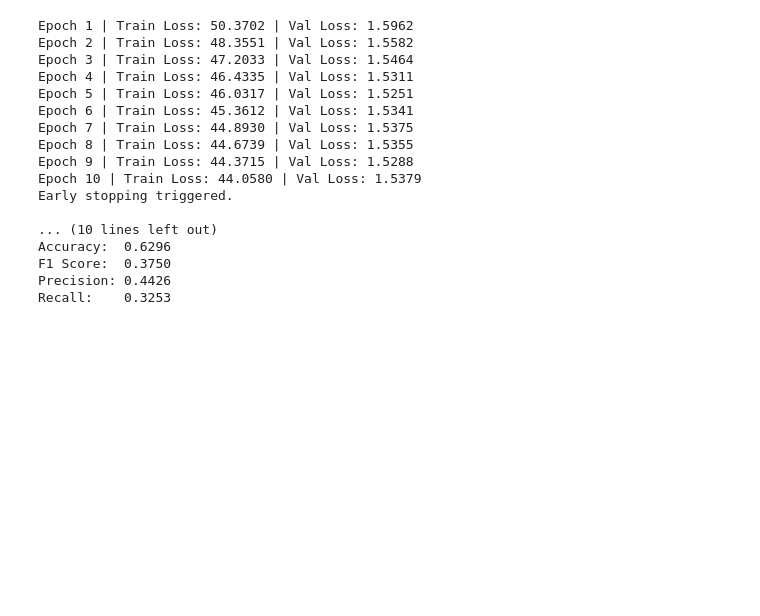
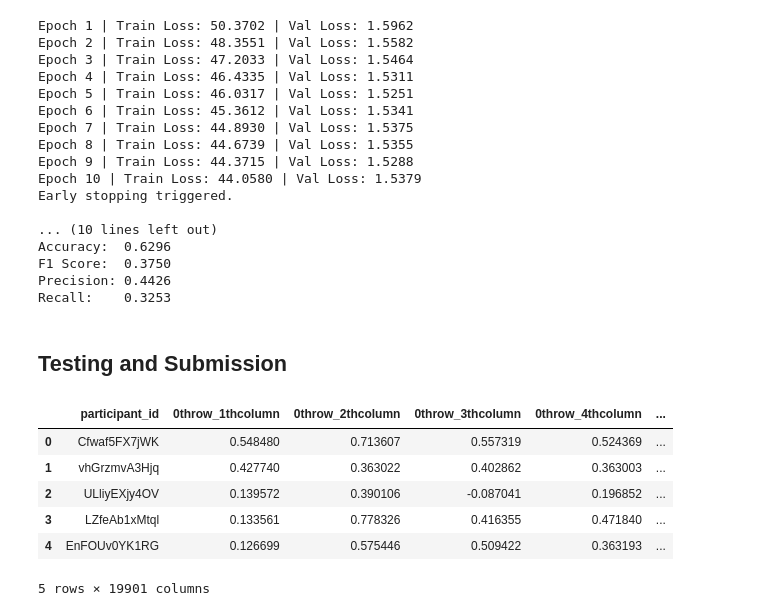
Before and after one commit to itszoetom/WiDSdatathon, a Jupyter notebook: model/pca_rf_nn.ipynb, the cells around one changed output. Cells and saved outputs as stored; diff of their text form; code cells hidden in the pictures; blank space fills up the shorter version.

```diff
--- a/model/pca_rf_nn.ipynb
+++ b/model/pca_rf_nn.ipynb
@@ -418,3 +428,5 @@ Accuracy:  0.6296
 F1 Score:  0.3750
 Precision: 0.4426
 Recall:    0.3253
+# %% [markdown]
+## Testing and Submission
@@ -420,0 +439,17 @@ Recall:    0.3253
+# %%
+# Set index for merging
+test_cat.set_index("participant_id", inplace=True)
+test_quant.set_index("participant_id", inplace=True)
+test_func.set_index("participant_id", inplace=True)
+
+# train_cat.head()
+train_func.head()
+# train_quant.head()
+# %% [output]
+|  | participant_id | 0throw_1thcolumn | 0throw_2thcolumn | 0throw_3thcolumn | 0throw_4thcolumn | ... |
+| 0 | Cfwaf5FX7jWK | 0.548480 | 0.713607 | 0.557319 | 0.524369 | ... |
+| 1 | vhGrzmvA3Hjq | 0.427740 | 0.363022 | 0.402862 | 0.363003 | ... |
+| 2 | ULliyEXjy4OV | 0.139572 | 0.390106 | -0.087041 | 0.196852 | ... |
+| 3 | LZfeAb1xMtql | 0.133561 | 0.778326 | 0.416355 | 0.471840 | ... |
+| 4 | EnFOUv0YK1RG | 0.126699 | 0.575446 | 0.509422 | 0.363193 | ... |
+5 rows × 19901 columns
```
Also changed, not shown: parts of 6 cells of this notebook.
